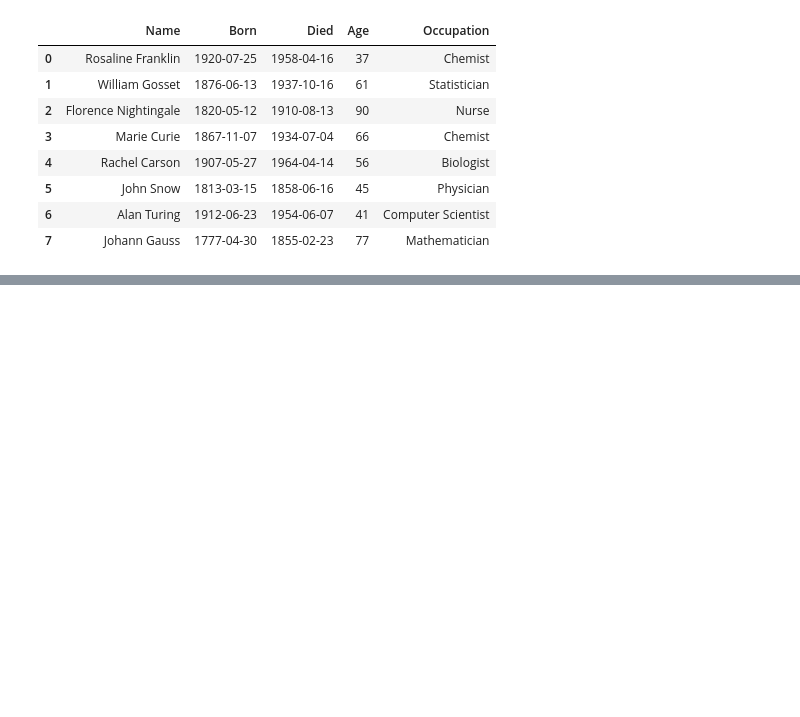
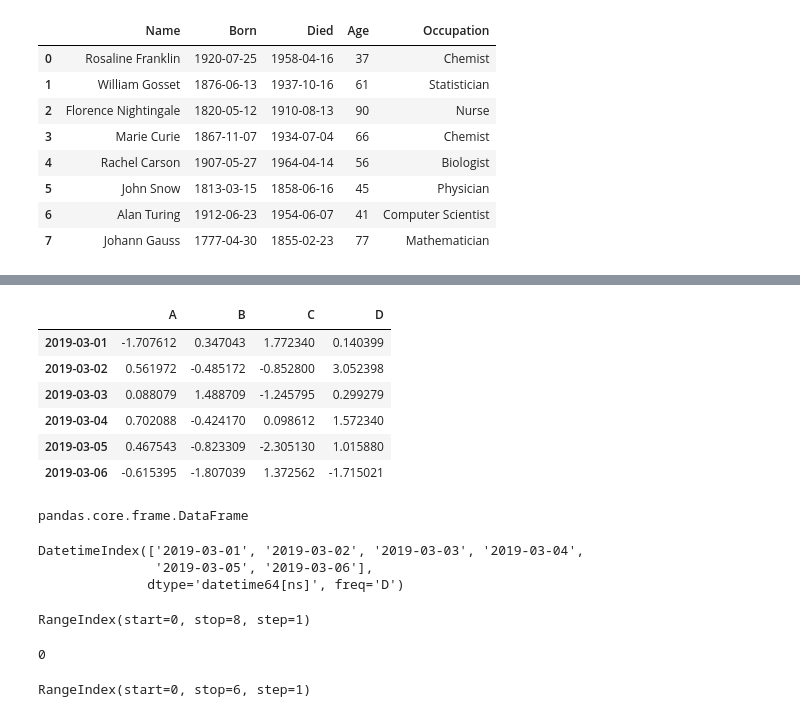
Before and after one commit to Shin-Sangseok/Google_colab_practice, a Jupyter notebook: colab_test_1.ipynb, the cells around one changed output, grey strips where cells are left out. Drawn from its saved outputs; the diff is of its cells as text; code cells hidden in the pictures; blank space fills up the shorter version.

```diff
--- a/colab_test_1.ipynb
+++ b/colab_test_1.ipynb
@@ -46,0 +75,34 @@ df2
+# %%
+df2 = pd.DataFrame(np.random.randn(6,4),index = dates, columns=['A','B','C','D'])
+df2
+# %% [output]
+|  | A | B | C | D |
+| 2019-03-01 | -1.707612 | 0.347043 | 1.772340 | 0.140399 |
+| 2019-03-02 | 0.561972 | -0.485172 | -0.852800 | 3.052398 |
+| 2019-03-03 | 0.088079 | 1.488709 | -1.245795 | 0.299279 |
+| 2019-03-04 | 0.702088 | -0.424170 | 0.098612 | 1.572340 |
+| 2019-03-05 | 0.467543 | -0.823309 | -2.305130 | 1.015880 |
+| 2019-03-06 | -0.615395 | -1.807039 | 1.372562 | -1.715021 |
+# %%
+type(df2)
+# %% [output]
+pandas.core.frame.DataFrame
+# %%
+df2.index
+# %% [output]
+DatetimeIndex(['2019-03-01', '2019-03-02', '2019-03-03', '2019-03-04',
+               '2019-03-05', '2019-03-06'],
+              dtype='datetime64[ns]', freq='D')
+# %%
+in1 = df2.index
+in1
+# %% [output]
+RangeIndex(start=0, stop=8, step=1)
+# %%
+in1[0]
+# %% [output]
+0
+# %%
+df.index
+# %% [output]
+RangeIndex(start=0, stop=6, step=1)
```
Also changed, not shown: parts of 36 cells of this notebook.
